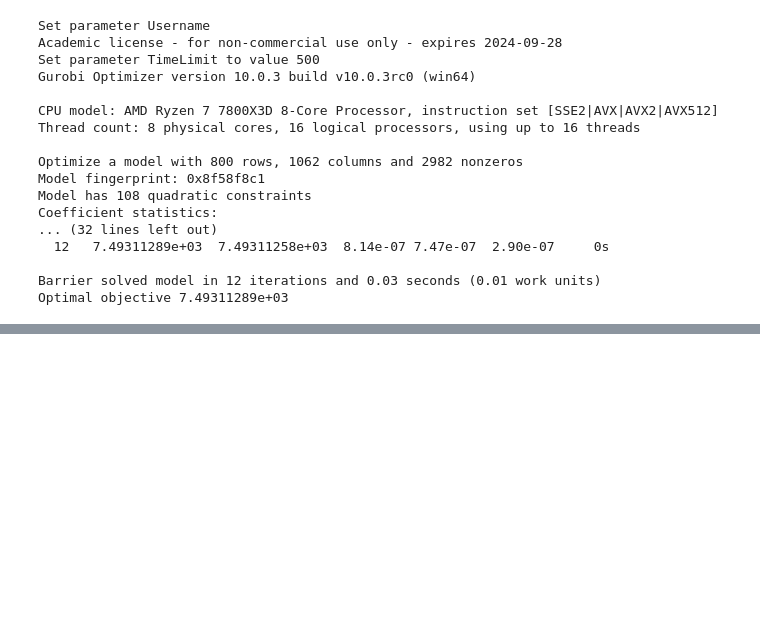
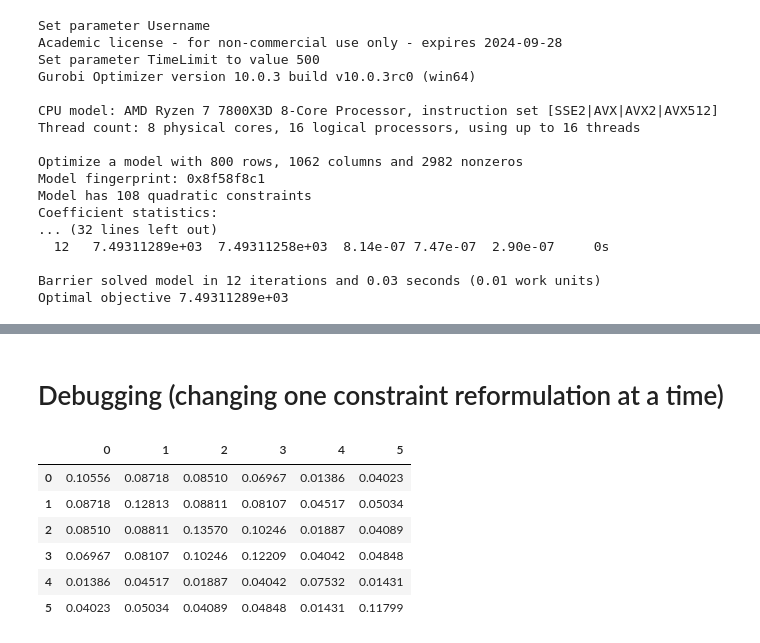
Before and after one commit to SorenBlattBendtsen/46750, a Jupyter notebook: Assignment 2/task_3.ipynb, the cells around one changed output, grey strips where cells are left out. Saved outputs shown, nothing was run; the diff lists cells and outputs as text; code cells hidden in the pictures; blank space fills up the shorter version.

Commit message:
Final attempt for fixing task 3
Documented debugging which sadly didn't work out

```diff
--- a/Assignment 2/task_3.ipynb
+++ b/Assignment 2/task_3.ipynb
@@ -87,6 +73,6 @@ wf_costs
 t = 0 #hour
 demand = system_demand[t]
 
-n_gen = len(gen_data.index)
-n_wf = len(wind_data.index)
-p_max_wf = 300
+NUM_GEN = len(gen_data.index)
+NUM_WF = len(wind_data.index)
+P_MAX_WF = 300
@@ -102,7 +84,7 @@ We normalize the wind power data
 pd.set_option('display.precision', 5)
 pd.options.display.float_format = '{:.5f}'.format
 # %%
-wind_data = wind_data / p_max_wf
+wind_data = wind_data / P_MAX_WF
 # %%
 cov = wind_data[wind_data.columns[:-1]].T.cov().values
 wind_data[wind_data.columns[:-1]].T.cov()
@@ -463,0 +483,2 @@ Optimal objective 7.49311289e+03
+# %%
+sigma = np.sqrt(cov) # we save Sigma^(1/2) as "sigma" in the code
@@ -463,0 +777,12 @@ Optimal objective 7.49311289e+03
+# %% [markdown]
+# Debugging (changing one constraint reformulation at a time)
+# %%
+pd.DataFrame(sigma)
+# %% [output]
+|  | 0 | 1 | 2 | 3 | 4 | 5 |
+| 0 | 0.10556 | 0.08718 | 0.08510 | 0.06967 | 0.01386 | 0.04023 |
+| 1 | 0.08718 | 0.12813 | 0.08811 | 0.08107 | 0.04517 | 0.05034 |
+| 2 | 0.08510 | 0.08811 | 0.13570 | 0.10246 | 0.01887 | 0.04089 |
+| 3 | 0.06967 | 0.08107 | 0.10246 | 0.12209 | 0.04042 | 0.04848 |
+| 4 | 0.01386 | 0.04517 | 0.01887 | 0.04042 | 0.07532 | 0.01431 |
+| 5 | 0.04023 | 0.05034 | 0.04089 | 0.04848 | 0.01431 | 0.11799 |
```
Also changed, not shown: parts of 22 cells of this notebook.
